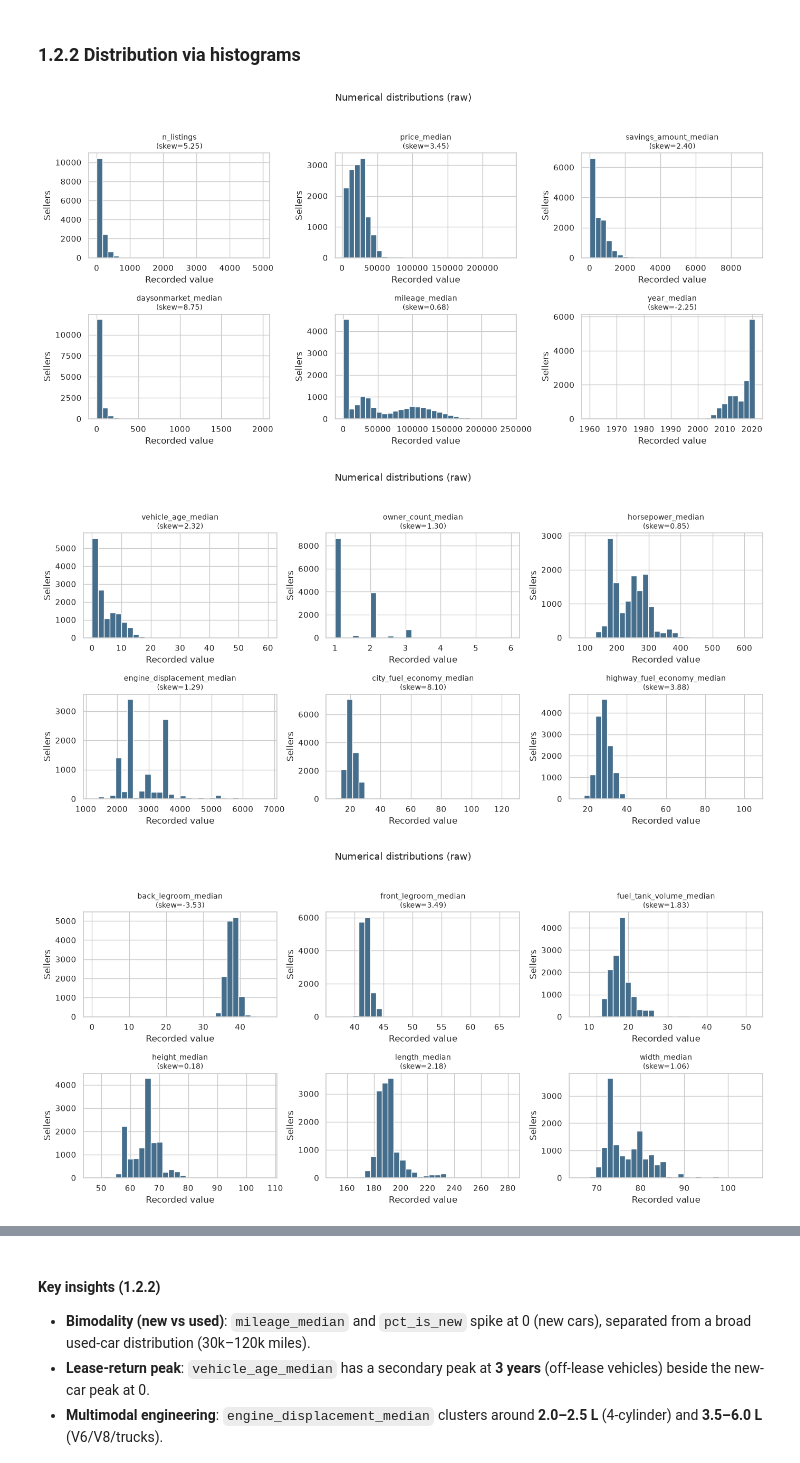
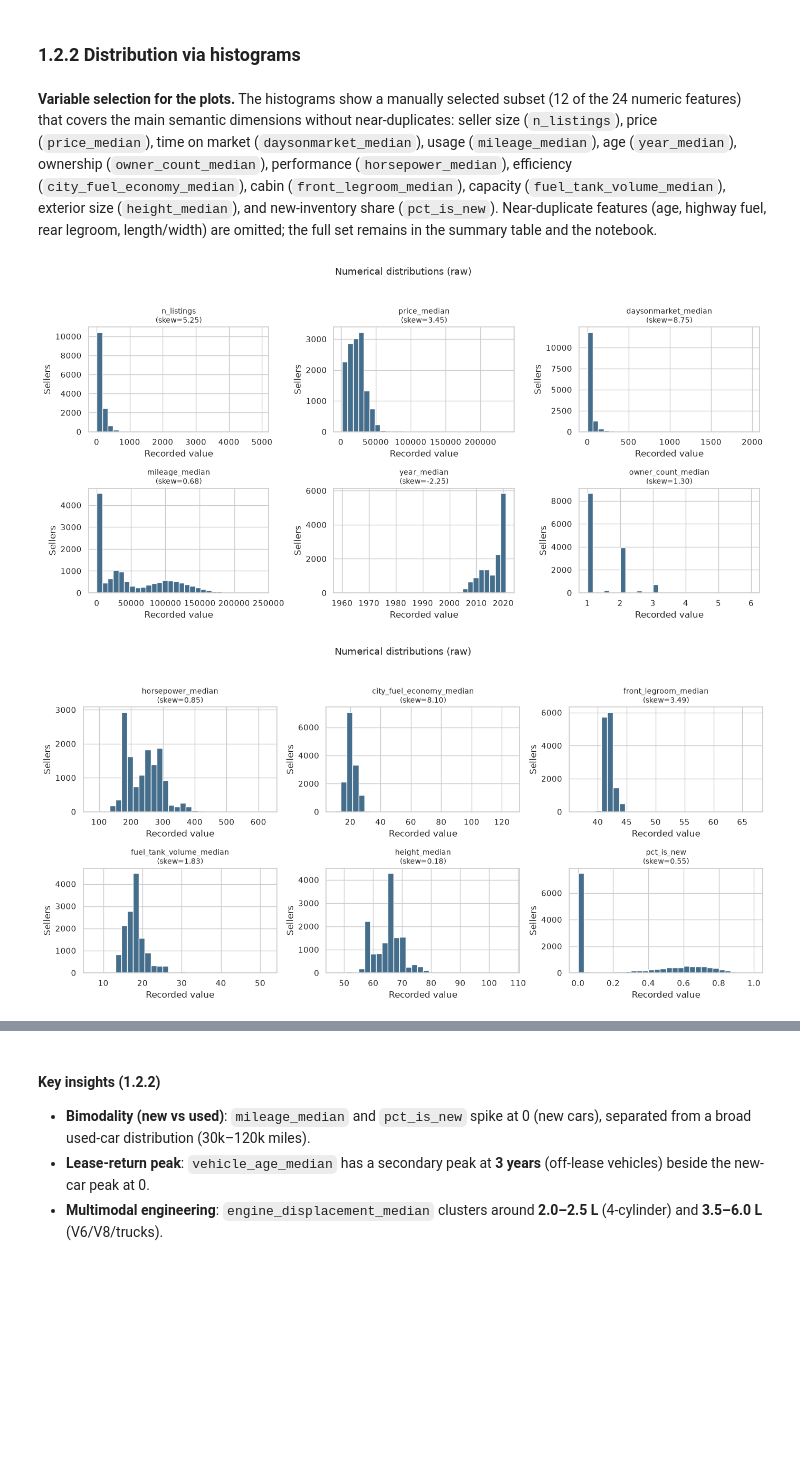
Before and after one commit to iqbalzain99/data-mining_unipi_1_2026, a Jupyter notebook: project/merged_1_2_distribution.ipynb, the cells around one changed output, grey strips where cells are left out. Cells and saved outputs as stored; diff of their text form; code cells hidden in the pictures; blank space fills up the shorter version.

```diff
--- a/project/merged_1_2_distribution.ipynb
+++ b/project/merged_1_2_distribution.ipynb
@@ -139,22 +139,46 @@ categorical_summary
   `unknown` labels that are distinct from empty CSV entries.
 # %% [markdown]
 ### 1.2.2 Distribution via histograms
+# %% [markdown]
+**Variable selection for the plots.** The histograms show a manually selected
+subset (12 of the 24 numeric features) that covers the main semantic dimensions without
+near-duplicates: seller size (`n_listings`), price (`price_median`), time on market
+(`daysonmarket_median`), usage (`mileage_median`), age (`year_median`), ownership
+(`owner_count_median`), performance (`horsepower_median`), efficiency
+(`city_fuel_economy_median`), cabin (`front_legroom_median`), capacity
+(`fuel_tank_volume_median`), exterior size (`height_median`), and new-inventory share
+(`pct_is_new`). Near-duplicate features (age, highway fuel, rear legroom, length/width)
+are omitted; the full set remains in the summary table and the notebook.
 # %%
+selected_numeric = [
+    'n_listings',
+    'price_median',
+    'daysonmarket_median',
+    'mileage_median',
+    'year_median',
+    'owner_count_median',
+    'horsepower_median',
+    'city_fuel_economy_median',
+    'front_legroom_median',
+    'fuel_tank_volume_median',
+    'height_median',
+    'pct_is_new',
+]
+
 # Histograms in chunks of six for readability (skewness annotated)
-for start in range(0, len(numeric_columns), 6):
-    columns = numeric_columns[start:start + 6]
+for start in range(0, len(selected_numeric), 6):
+    columns = selected_numeric[start:start + 6]
     fig, axes = plt.subplots(2, 3, figsize=(14, 7))
     for ax, column in zip(axes.ravel(), columns):
         ax.hist(df[column].dropna(), bins=30, color='#456e8c', edgecolor='white')
         ax.set_title(f'{column}\n(skew={df[column].skew():.2f})', fontsize=10)
         ax.set_xlabel('Recorded value')
         ax.set_ylabel('Sellers')
     for ax in axes.ravel()[len(columns):]:
         ax.set_visible(False)
     fig.suptitle('Numerical distributions (raw)', fontsize=13)
     fig.tight_layout(rect=(0, 0, 1, 0.95))
     plt.show()
 # %% [output]
-[figure, old version]
+[figure, new version]
-[figure, old version]
+[figure, new version]
-[figure, removed]
```
Also changed, not shown: parts of 3 cells of this notebook.
